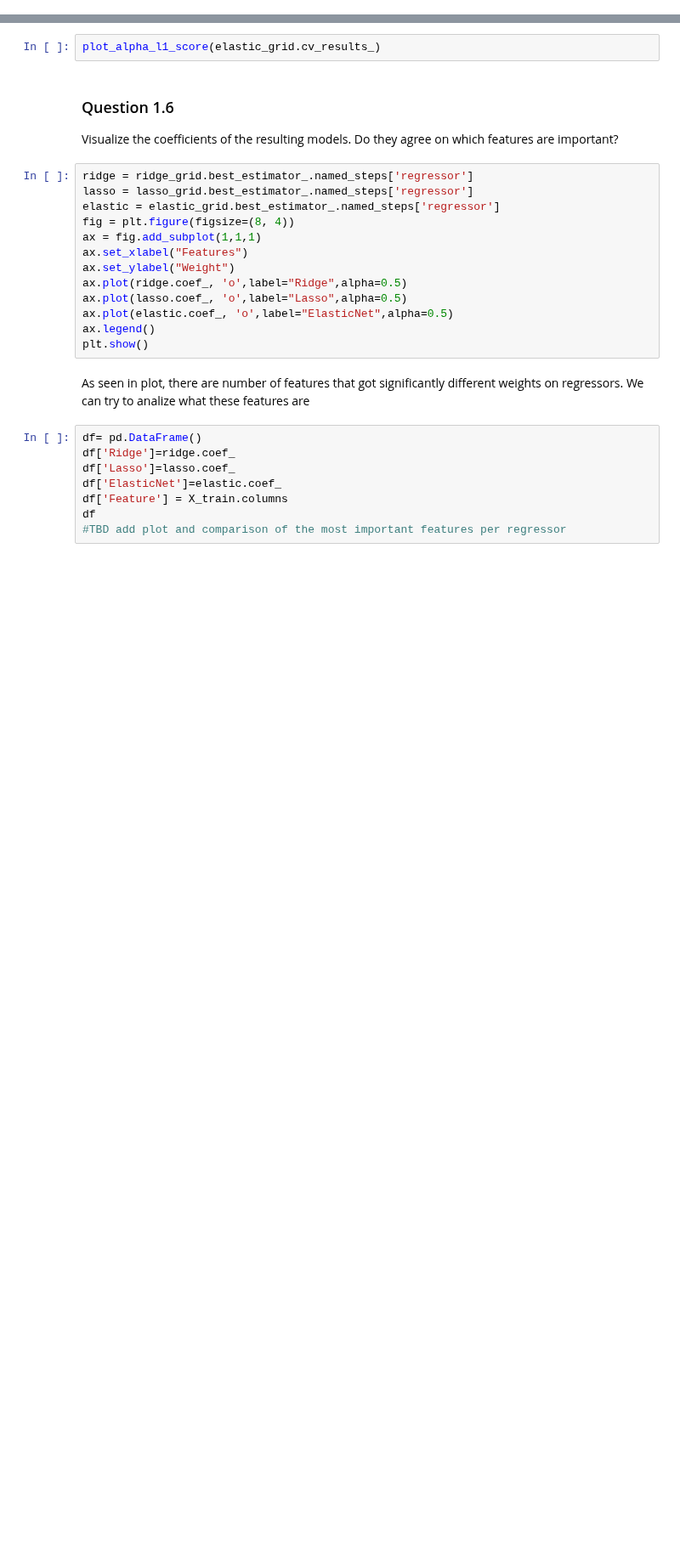
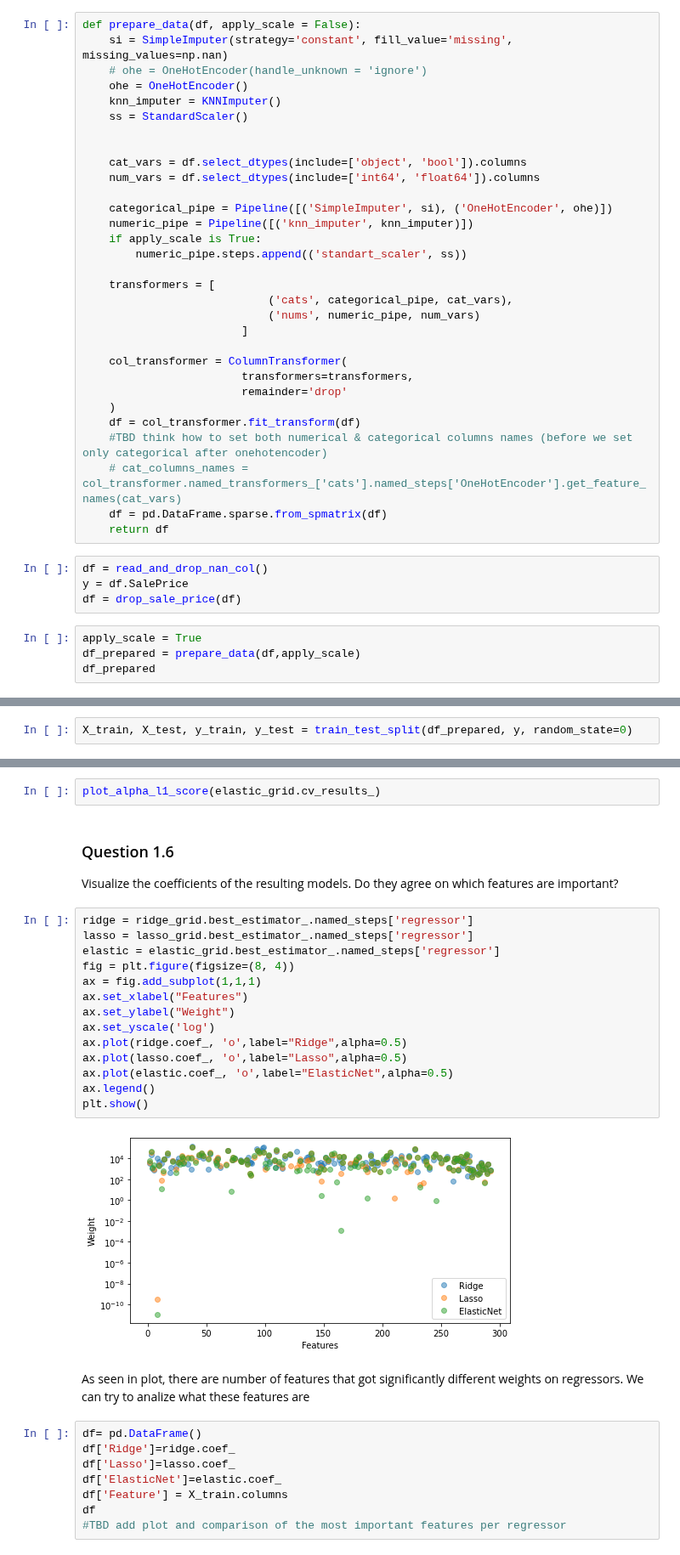
Before and after one commit to sashaaKr/master-of-science, a Jupyter notebook: semester_2/Advanced_Topics_in_Machine_Learning/assignment_1/Advanced Machine Learning - HW #1.ipynb, the cells around one changed output, grey strips where cells are left out. Shown at 85% size. Cells and saved outputs as stored; diff of their text form; blank space fills up the shorter version.

Commit message:
func prepare data, small fixes

```diff
--- a/semester_2/Advanced_Topics_in_Machine_Learning/assignment_1/Advanced Machine Learning - HW #1.ipynb
+++ b/semester_2/Advanced_Topics_in_Machine_Learning/assignment_1/Advanced Machine Learning - HW #1.ipynb
@@ -316,0 +284,39 @@ pipe = Pipeline([('scaler', StandardScaler()),
+# %%
+def prepare_data(df, apply_scale = False):
+    si = SimpleImputer(strategy='constant', fill_value='missing', missing_values=np.nan)
+    # ohe = OneHotEncoder(handle_unknown = 'ignore')
+    ohe = OneHotEncoder()
+    knn_imputer = KNNImputer()
+    ss = StandardScaler()
+
+
+    cat_vars = df.select_dtypes(include=['object', 'bool']).columns
+    num_vars = df.select_dtypes(include=['int64', 'float64']).columns
+
+    categorical_pipe = Pipeline([('SimpleImputer', si), ('OneHotEncoder', ohe)])
+    numeric_pipe = Pipeline([('knn_imputer', knn_imputer)])
+    if apply_scale is True:
+        numeric_pipe.steps.append(('standart_scaler', ss))
+
+    transformers = [
+                            ('cats', categorical_pipe, cat_vars),
+                            ('nums', numeric_pipe, num_vars)
+                        ]
+
+    col_transformer = ColumnTransformer(
+                        transformers=transformers,
+                        remainder='drop'
+    )
+    df = col_transformer.fit_transform(df)
+    #TBD think how to set both numerical & categorical columns names (before we set only categorical after onehotencoder)
+    # cat_columns_names = col_transformer.named_transformers_['cats'].named_steps['OneHotEncoder'].get_feature_names(cat_vars)
+    df = pd.DataFrame.sparse.from_spmatrix(df)
+    return df
+# %%
+df = read_and_drop_nan_col()
+y = df.SalePrice
+df = drop_sale_price(df)
+# %%
+apply_scale = True
+df_prepared = prepare_data(df,apply_scale)
+df_prepared
@@ -316,0 +337,2 @@ pipe = Pipeline([('scaler', StandardScaler()),
+# %%
+X_train, X_test, y_train, y_test = train_test_split(df_prepared, y, random_state=0)
@@ -351,16 +388,19 @@ important?
 # %%
 ridge = ridge_grid.best_estimator_.named_steps['regressor']
 lasso = lasso_grid.best_estimator_.named_steps['regressor']
 elastic = elastic_grid.best_estimator_.named_steps['regressor']
 fig = plt.figure(figsize=(8, 4))
 ax = fig.add_subplot(1,1,1)
 ax.set_xlabel("Features")
 ax.set_ylabel("Weight")
+ax.set_yscale('log')
 ax.plot(ridge.coef_, 'o',label="Ridge",alpha=0.5)
 ax.plot(lasso.coef_, 'o',label="Lasso",alpha=0.5)
 ax.plot(elastic.coef_, 'o',label="ElasticNet",alpha=0.5)
 ax.legend()
 plt.show()
+# %% [output]
+[figure, added]
 # %% [markdown]
 As seen in plot, there are number of features that got significantly different weights on regressors.
 We can try to analize what these features are
```
Also changed, not shown: parts of 14 cells of this notebook.
